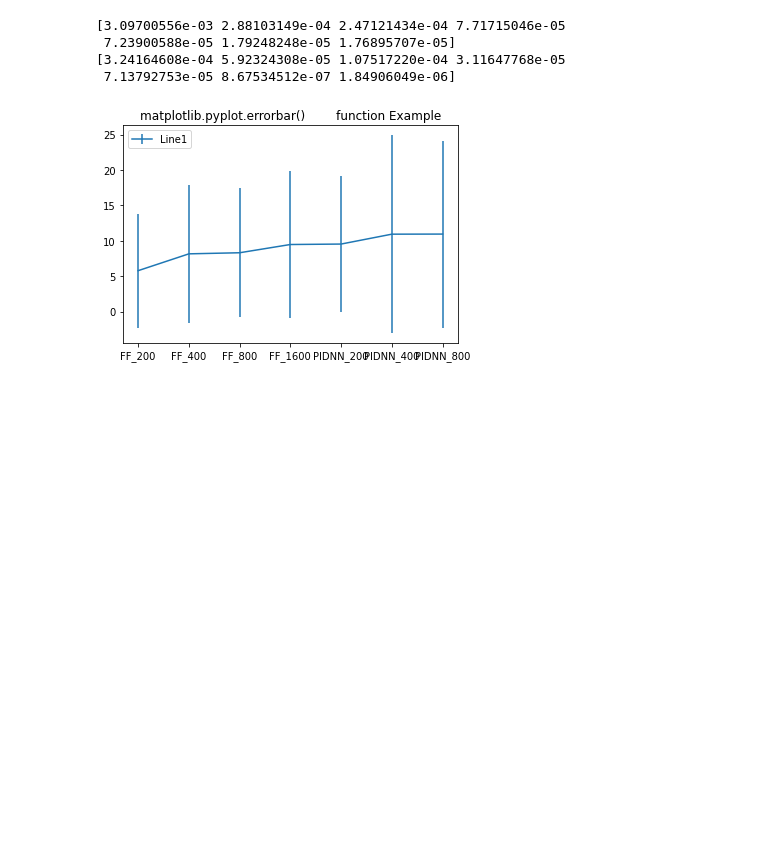
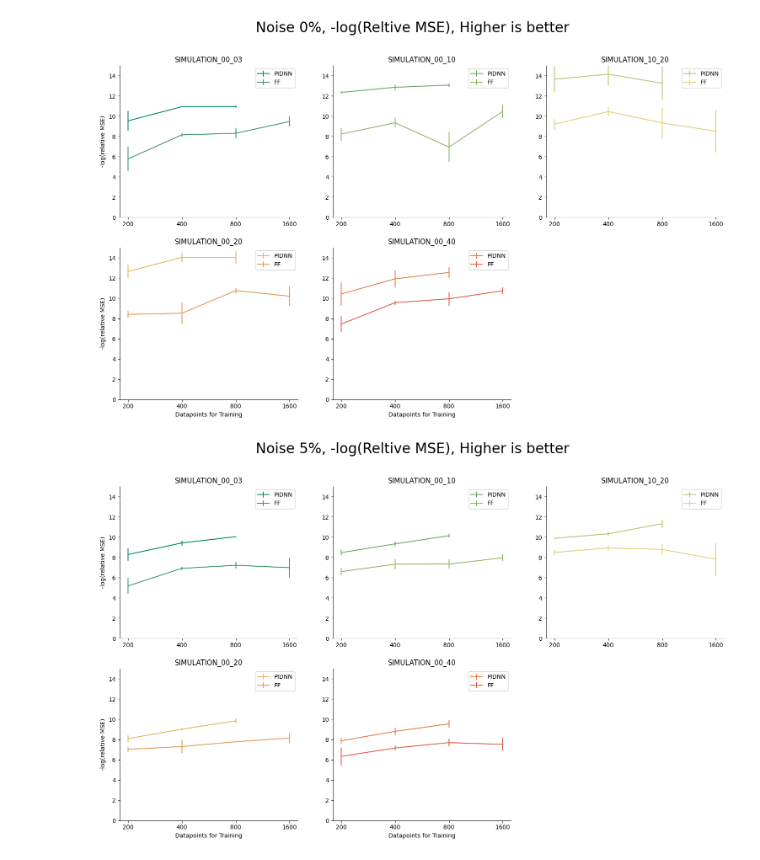
Before and after one commit to psymorpheus/physics-informed-learners, a Jupyter notebook: Inferences/inference_plotter.ipynb, the cells around one changed output. Cells and saved outputs as stored; diff of their text form; code cells hidden in the pictures; blank space fills up the shorter version.

Commit message:
Plotting code complete

```diff
--- a/Inferences/inference_plotter.ipynb
+++ b/Inferences/inference_plotter.ipynb
@@ -25,23 +26,46 @@ df
-# %%
-for noise in noises[:1]:
-    for dataset in datasets[:1]:
-        rdf = df.loc[(df['NOISE'] == noise) & (df['DATASET'] == dataset)]
-        fig = plt.figure()
-        x = rdf['MODEL'].tolist()
-        y = np.array(rdf['ERR_AVG'].tolist())
-        yerr = np.array(rdf['LOG_STD'].tolist())
-
-        plt.errorbar(x, -np.log(y), yerr = yerr,
-                    label ='Line1')
-
-        plt.legend(loc ='upper left')
-
-        plt.title('matplotlib.pyplot.errorbar()\
-        function Example')
-        plt.show()
-# %% [output]
-[3.09700556e-03 2.88103149e-04 2.47121434e-04 7.71715046e-05
- 7.23900588e-05 1.79248248e-05 1.76895707e-05]
-[3.24164608e-04 5.92324308e-05 1.07517220e-04 3.11647768e-05
- 7.13792753e-05 8.67534512e-07 1.84906049e-06]
-[figure, removed]
+# %%
+def plot_setup(dimr, dimc, xlabel, suptitle, ylim, hide_last=False):
+    fig, axs = plt.subplots(dimr, dimc, sharey=True)
+    fig.set_size_inches(18.5, 10.5)
+    fig.set_dpi(100)
+    plt.ylim(0, ylim)
+    fig.suptitle(suptitle, fontsize=24)
+    for ax in axs.flat:
+        ax.set(xlabel=xlabel, ylabel='-log(relative MSE)')
+        ax.label_outer()
+        ax.spines["top"].set_visible(False)
+        ax.spines["right"].set_visible(False)
+        ax.get_xaxis().tick_bottom()
+        ax.get_yaxis().tick_left()
+        ax.xaxis.set_tick_params(labelbottom=True)
+        ax.yaxis.set_tick_params(labelleft=True)
+    if hide_last: axs.flat[-1].set_visible(False)
+    return fig, axs
+# %%
+colors = ["#00876c","#42986b","#6aa769","#91b66a","#b9c36e","#e2cf77","#e4b560","#e59a51","#e37d4a","#de5e4b","#d43d51"]
+
+for noise in noises:
+    color_iter = 0
+
+    fig, axs = plot_setup(2, 3, xlabel='Datapoints for Training', suptitle=f'Noise {int(100*noise)}%, -log(Reltive MSE), Higher is better', ylim=15, hide_last=True)
+
+    for ind, dataset in enumerate(datasets):
+        rdf = df.loc[(df['NOISE'] == noise) & (df['DATASET'] == dataset)]
+
+        x = [s.split('_')[-1] for s in rdf['MODEL'].tolist()]
+
+        for nn in ['PIDNN','FF']:
+            y = np.array(rdf.loc[rdf['MODEL'].str.startswith(nn), 'ERR_AVG'].tolist())
+            yerr = np.array(rdf.loc[rdf['MODEL'].str.startswith(nn), 'LOG_STD'].tolist())
+
+            axs[ind//3, ind%3].errorbar(x[:y.shape[0]], -np.log(y), yerr = yerr,
+                        label =nn, color=colors[color_iter])
+            color_iter = (color_iter + 1)%len(colors)
+
+        axs[ind//3, ind%3].legend(loc ='upper right')
+
+        axs[ind//3, ind%3].set_title(f'{dataset}')
+        fig.show()
+# %% [output]
+[figure, added]
+[figure, added]
```
Also changed, not shown: parts of 3 cells of this notebook, 2 other files.
